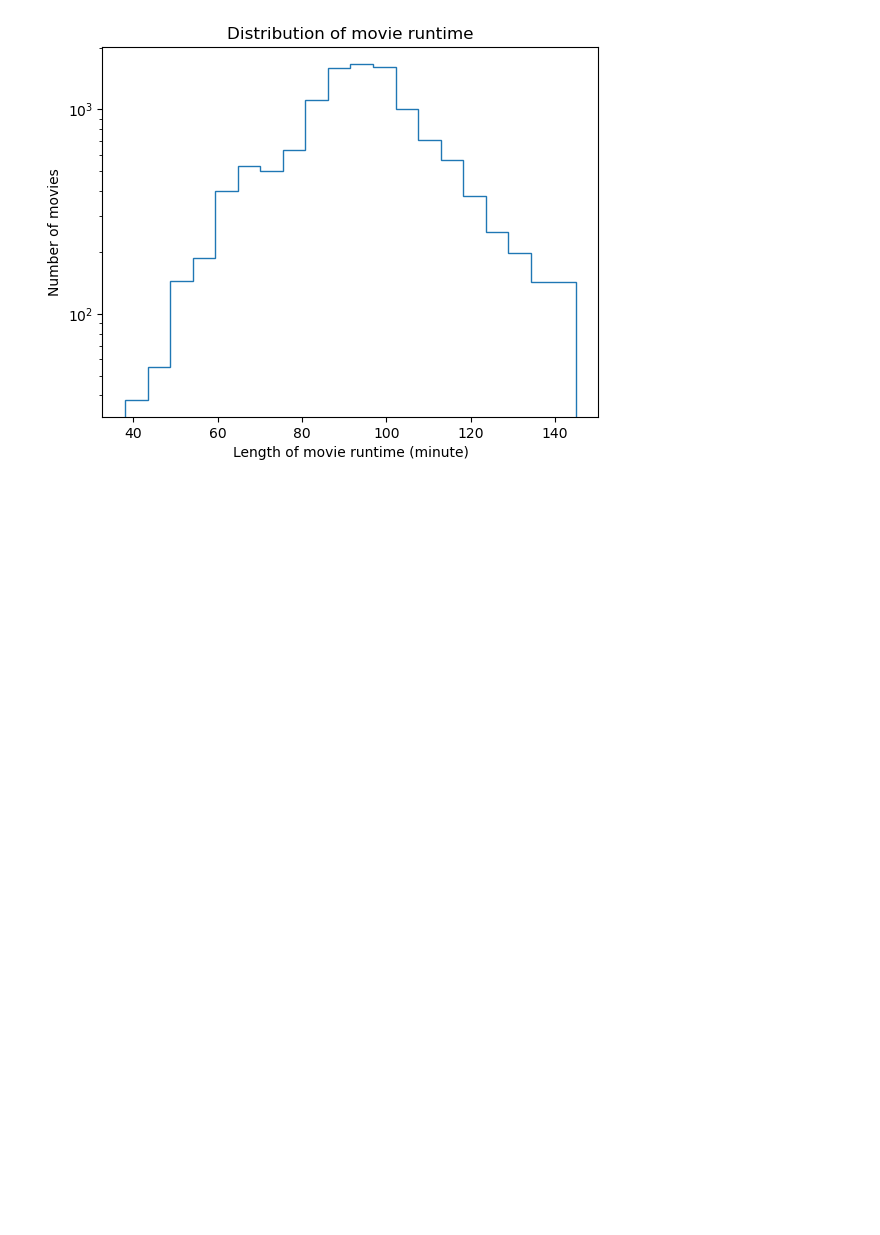
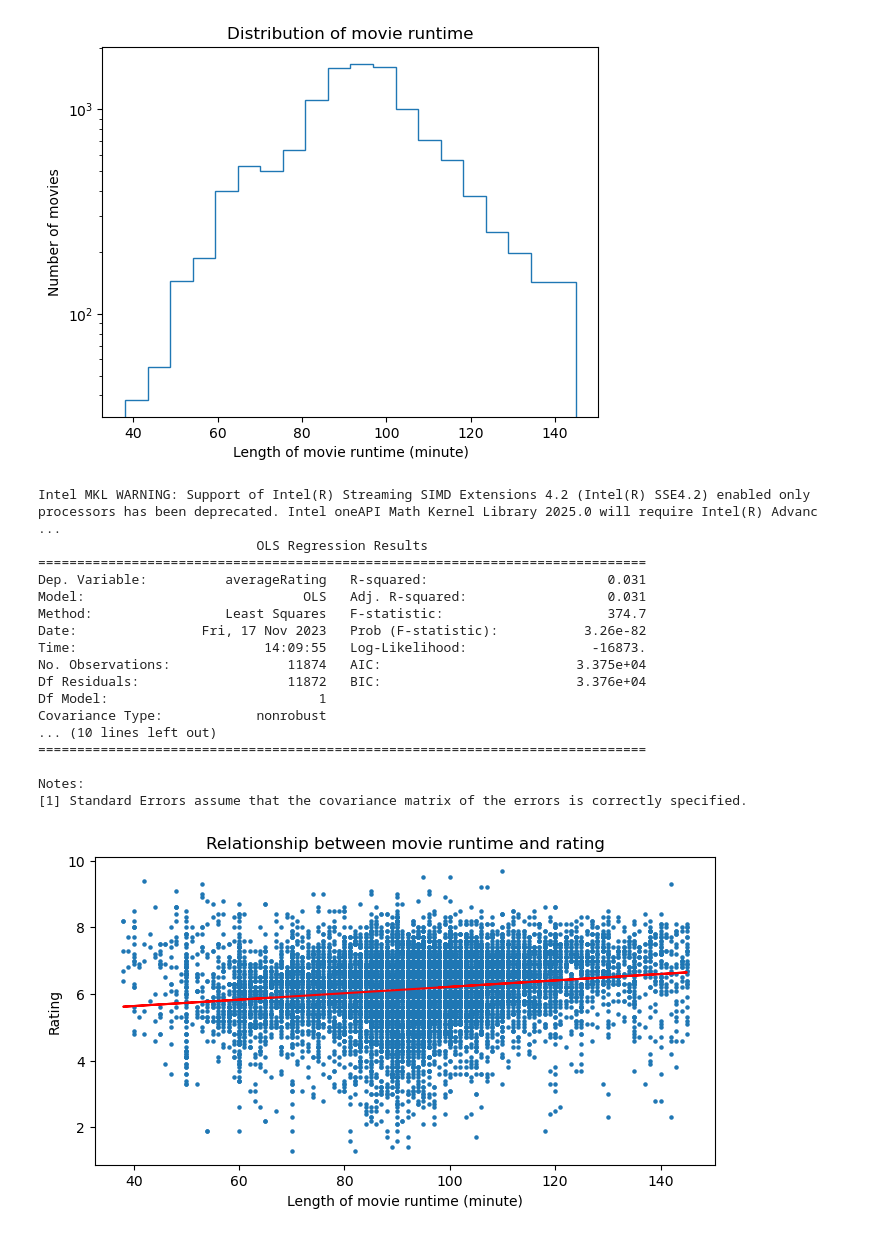
Before and after one commit to epfl-ada/ada-2023-project-zalix, a Jupyter notebook: xiyu.ipynb, the cells around one changed output. Drawn from its saved outputs; the diff is of its cells as text; code cells hidden in the pictures; blank space fills up the shorter version.

```diff
--- a/xiyu.ipynb
+++ b/xiyu.ipynb
@@ -392,3 +392,35 @@ plt.ylabel("Number of movies")
 plt.show()
 # %% [output]
 [figure]
+# %%
+#perform linear regression on duration data, and plot the regression line
+model=smf.ols(formula='averageRating ~ movie_runtime', data=duration)
+results=model.fit()
+print(results.summary())
+#plot the regression line
+plt.figure(figsize=(8, 4))
+plt.scatter(duration["movie_runtime"], duration["averageRating"], s=5)
+plt.plot(duration["movie_runtime"], results.predict(), color="red")
+plt.title("Relationship between movie runtime and rating")
+plt.xlabel("Length of movie runtime (minute)")
+plt.ylabel("Rating")
+plt.show()
+# %% [output]
+Intel MKL WARNING: Support of Intel(R) Streaming SIMD Extensions 4.2 (Intel(R) SSE4.2) enabled only processors has been deprecated. Intel oneAPI Math Kernel Library 2025.0 will require Intel(R) Advanc ...
+                            OLS Regression Results
+==============================================================================
+Dep. Variable:          averageRating   R-squared:                       0.031
+Model:                            OLS   Adj. R-squared:                  0.031
+Method:                 Least Squares   F-statistic:                     374.7
+Date:                Fri, 17 Nov 2023   Prob (F-statistic):           3.26e-82
+Time:                        14:09:55   Log-Likelihood:                -16873.
+No. Observations:               11874   AIC:                         3.375e+04
+Df Residuals:                   11872   BIC:                         3.376e+04
+Df Model:                           1
+Covariance Type:            nonrobust
+... (10 lines left out)
+==============================================================================
+
+Notes:
+[1] Standard Errors assume that the covariance matrix of the errors is correctly specified.
+[figure, added]
```
